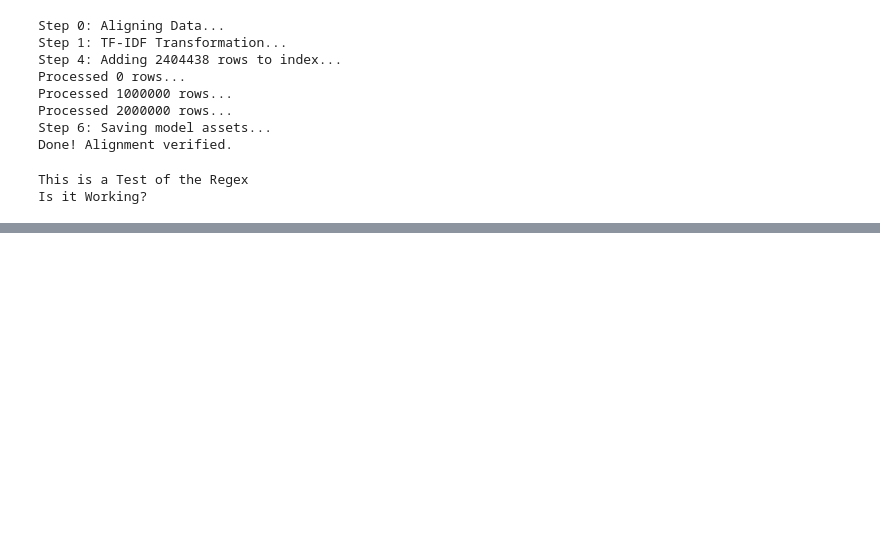
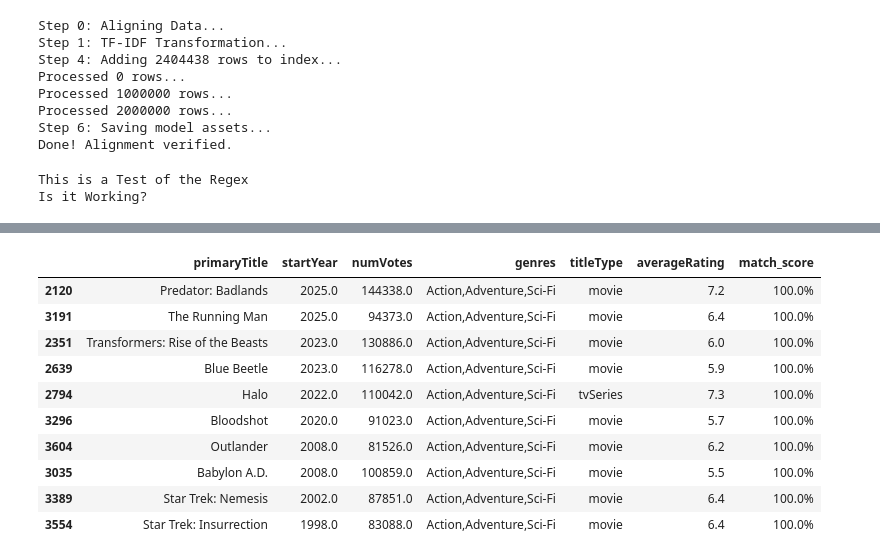
Before and after one commit to lewinskie254/movie-recommender, a Jupyter notebook: movie_dataset.ipynb, the cells around one changed output, grey strips where cells are left out. Saved outputs shown, nothing was run; the diff lists cells and outputs as text; code cells hidden in the pictures; blank space fills up the shorter version.

```diff
--- a/movie_dataset.ipynb
+++ b/movie_dataset.ipynb
@@ -661,0 +548,14 @@ get_recommendations_faiss("Django unchained")
+# %%
+get_recommendations_faiss("Hardcore henry")
+# %% [output]
+|  | primaryTitle | startYear | numVotes | genres | titleType | averageRating | match_score |
+| 2120 | Predator: Badlands | 2025.0 | 144338.0 | Action,Adventure,Sci-Fi | movie | 7.2 | 100.0% |
+| 3191 | The Running Man | 2025.0 | 94373.0 | Action,Adventure,Sci-Fi | movie | 6.4 | 100.0% |
+| 2351 | Transformers: Rise of the Beasts | 2023.0 | 130886.0 | Action,Adventure,Sci-Fi | movie | 6.0 | 100.0% |
+| 2639 | Blue Beetle | 2023.0 | 116278.0 | Action,Adventure,Sci-Fi | movie | 5.9 | 100.0% |
+| 2794 | Halo | 2022.0 | 110042.0 | Action,Adventure,Sci-Fi | tvSeries | 7.3 | 100.0% |
+| 3296 | Bloodshot | 2020.0 | 91023.0 | Action,Adventure,Sci-Fi | movie | 5.7 | 100.0% |
+| 3604 | Outlander | 2008.0 | 81526.0 | Action,Adventure,Sci-Fi | movie | 6.2 | 100.0% |
+| 3035 | Babylon A.D. | 2008.0 | 100859.0 | Action,Adventure,Sci-Fi | movie | 5.5 | 100.0% |
+| 3389 | Star Trek: Nemesis | 2002.0 | 87851.0 | Action,Adventure,Sci-Fi | movie | 6.4 | 100.0% |
+| 3554 | Star Trek: Insurrection | 1998.0 | 83088.0 | Action,Adventure,Sci-Fi | movie | 6.4 | 100.0% |
```
Also changed, not shown: parts of 13 cells of this notebook.
